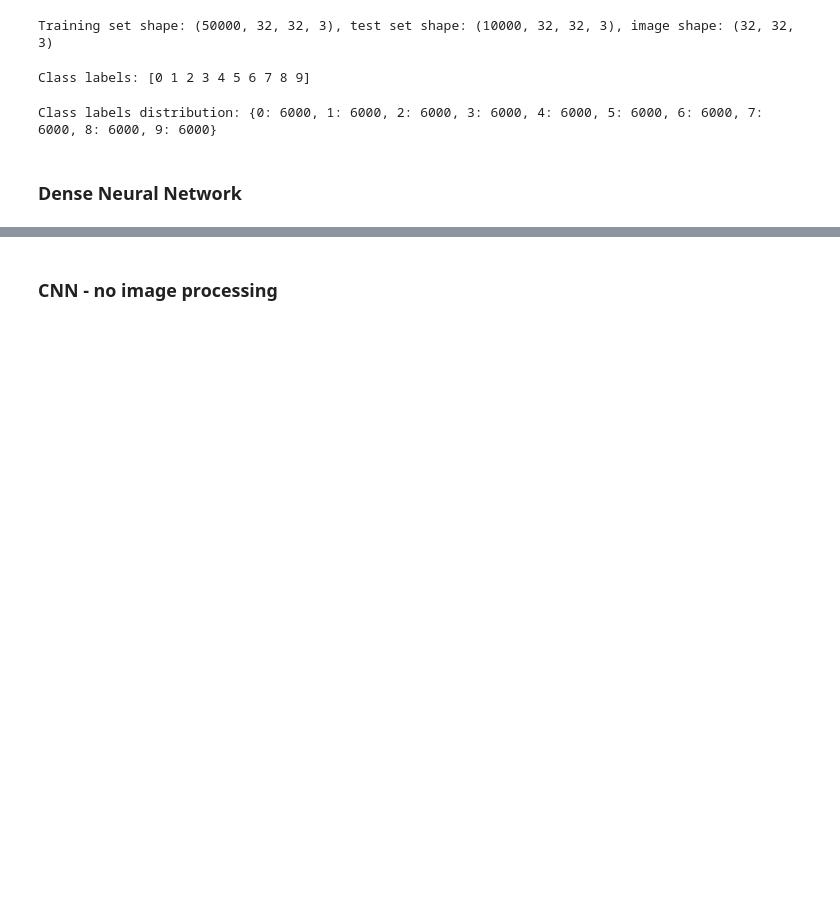
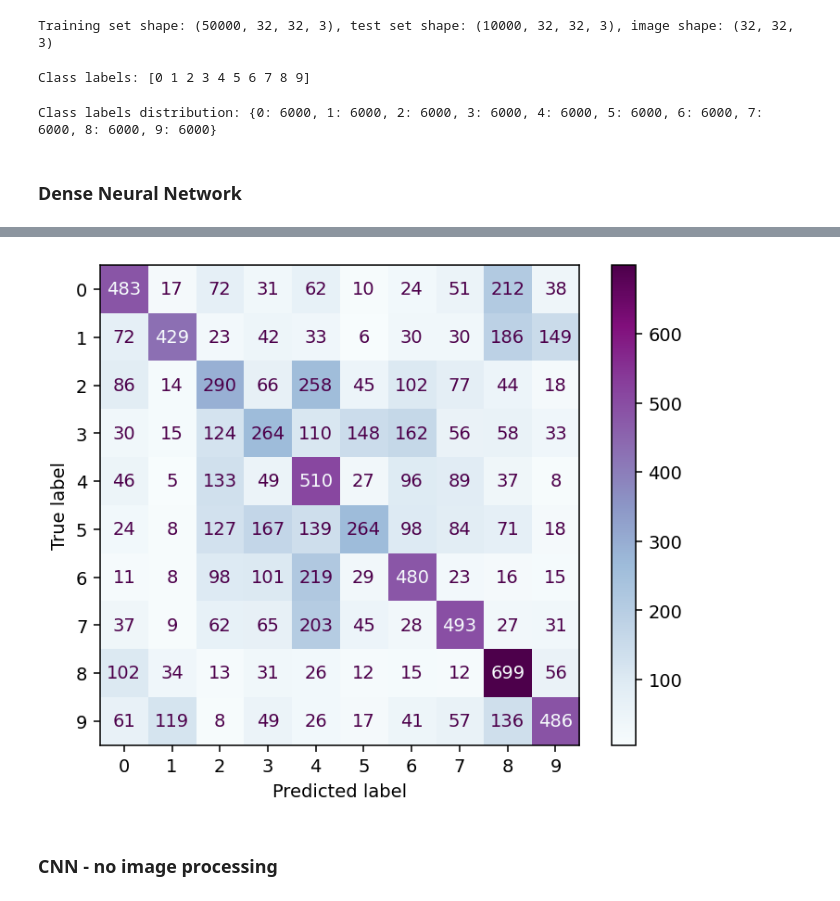
Before and after one commit to adamaj99pwr/ML, a Jupyter notebook: lab4/lab4.ipynb, the cells around one changed output, grey strips where cells are left out. Saved outputs shown, nothing was run; the diff lists cells and outputs as text; code cells hidden in the pictures; blank space fills up the shorter version.

```diff
--- a/lab4/lab4.ipynb
+++ b/lab4/lab4.ipynb
@@ -56,0 +87,3 @@ Epoch 20/20
+# %%
+predictions_dnn = dnn.predict(X_test)
+pred_labels_dnn = np.argmax(predictions_dnn, axis = 1)
@@ -57,2 +92,9 @@ Epoch 20/20
+# %%
+dnn_cm = confusion_matrix(y_test, pred_labels_dnn)
+dnn_cmd = ConfusionMatrixDisplay(confusion_matrix=dnn_cm)
+dnn_cmd.plot(cmap='BuPu')
+plt.show()
+# %% [output]
+[figure, added]
 # %% [markdown]
 ### CNN - no image processing
```
Also changed, not shown: parts of 42 cells of this notebook, 8 other files.
